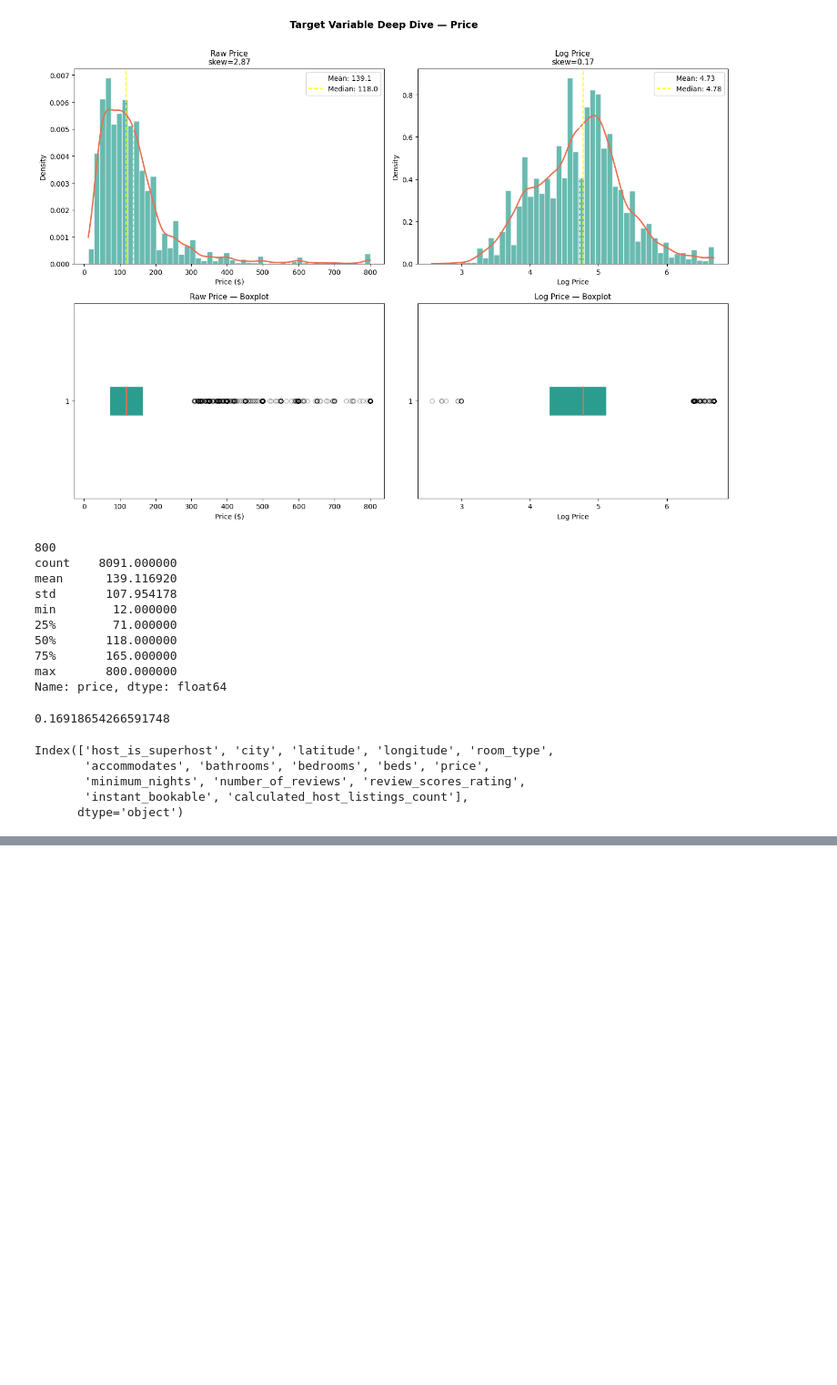
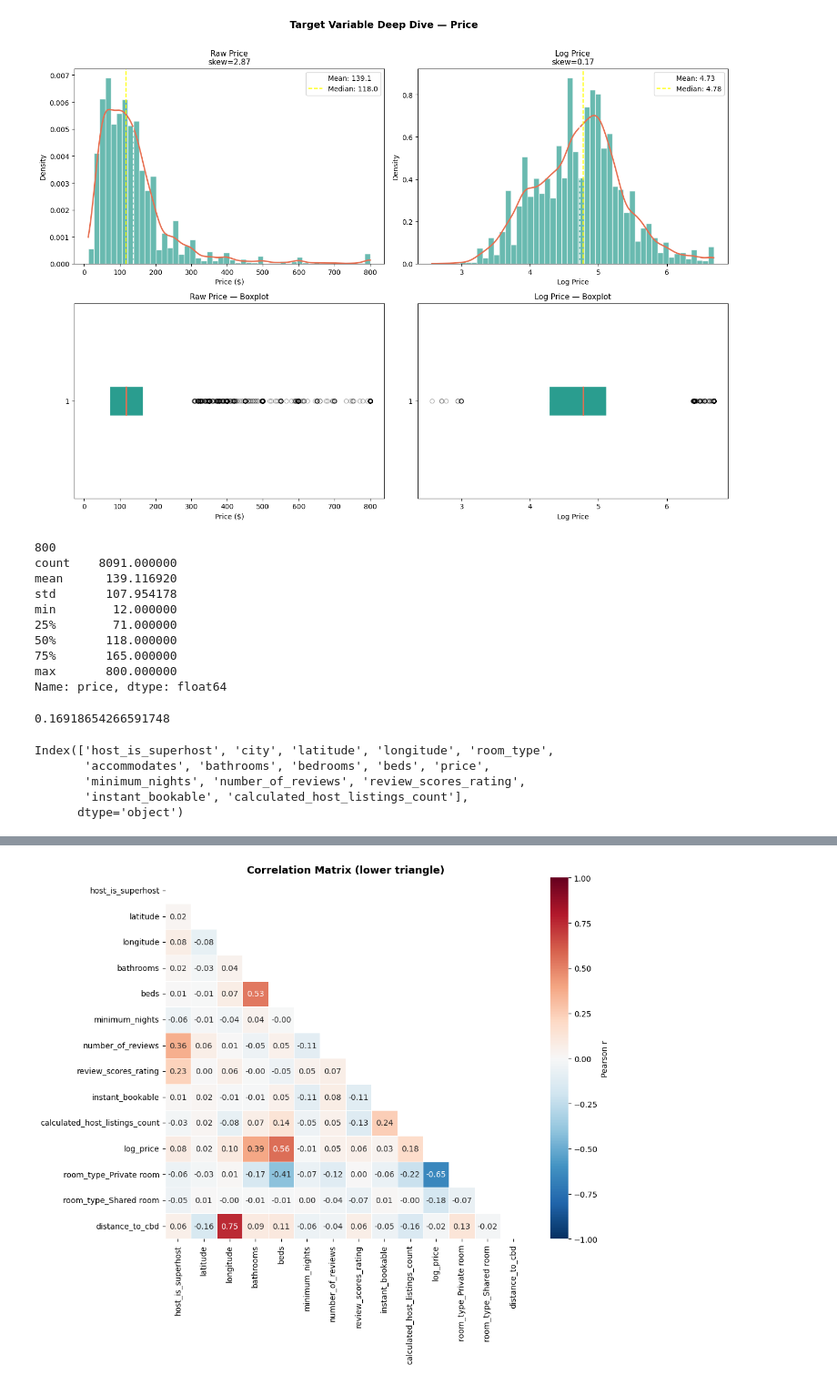
Before and after one commit to Anirudh-red11/Comp_ML_Melb_airbnb, a Jupyter notebook: notebook/mainnote.ipynb, the cells around one changed output, grey strips where cells are left out. Shown at 91% size. Drawn from its saved outputs; the diff is of its cells as text; code cells hidden in the pictures; blank space fills up the shorter version.

```diff
--- a/notebook/mainnote.ipynb
+++ b/notebook/mainnote.ipynb
@@ -650,0 +720,17 @@ dtype: object
+# %%
+from math import radians
+from sklearn.metrics.pairwise import haversine_distances
+import numpy as np
+
+# Melbourne CBD coordinates
+CBD_LAT, CBD_LON = -37.8136, 144.9631
+
+def haversine_distance(lat, lon, ref_lat=CBD_LAT, ref_lon=CBD_LON):
+    lat1, lon1 = map(radians, [ref_lat, ref_lon])
+    lat2, lon2 = np.radians(lat), np.radians(lon)
+    dlat = lat2 - lat1
+    dlon = lon2 - lon1
+    a = np.sin(dlat/2)**2 + np.cos(lat1) * np.cos(lat2) * np.sin(dlon/2)**2
+    return 6371 * 2 * np.arcsin(np.sqrt(a))  # km
+
+corr_df['distance_to_cbd'] = haversine_distance(corr_df['latitude'], corr_df['longitude'])
@@ -650,0 +745,16 @@ dtype: object
+# %%
+corr_matrix = corr_df.corr()
+
+fig, ax = plt.subplots(figsize=(11, 9))
+mask = np.triu(np.ones_like(corr_matrix, dtype=bool))   # only lower triangle
+sns.heatmap(
+    corr_matrix, mask=mask, annot=True, fmt='.2f',
+    cmap='RdBu_r', center=0, vmin=-1, vmax=1,
+    square=True, linewidths=0.5, ax=ax,
+    cbar_kws={'label': 'Pearson r'}
+)
+ax.set_title('Correlation Matrix (lower triangle)', fontsize=13, fontweight='bold')
+plt.tight_layout()
+plt.show()
+# %% [output]
+[figure, added]
```
Also changed, not shown: parts of 23 cells of this notebook, 3 other files.
